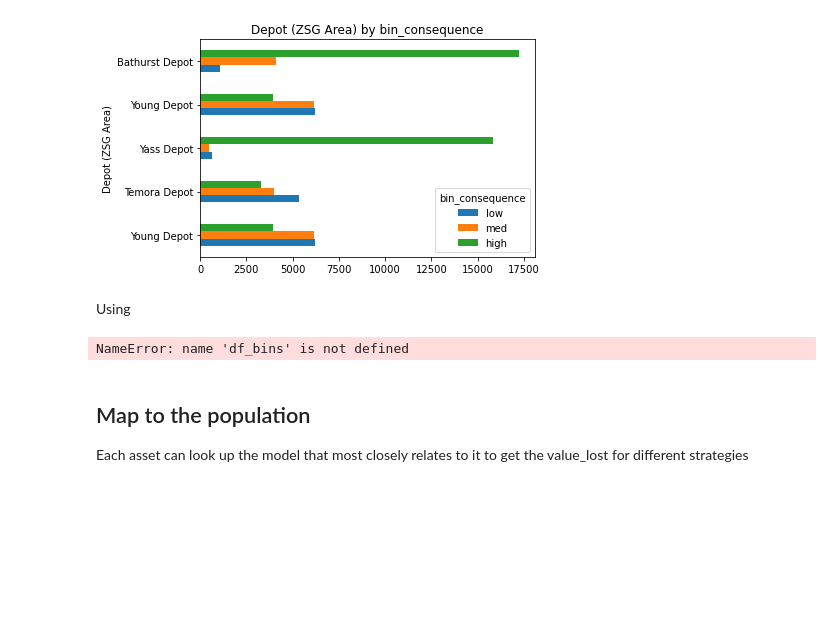
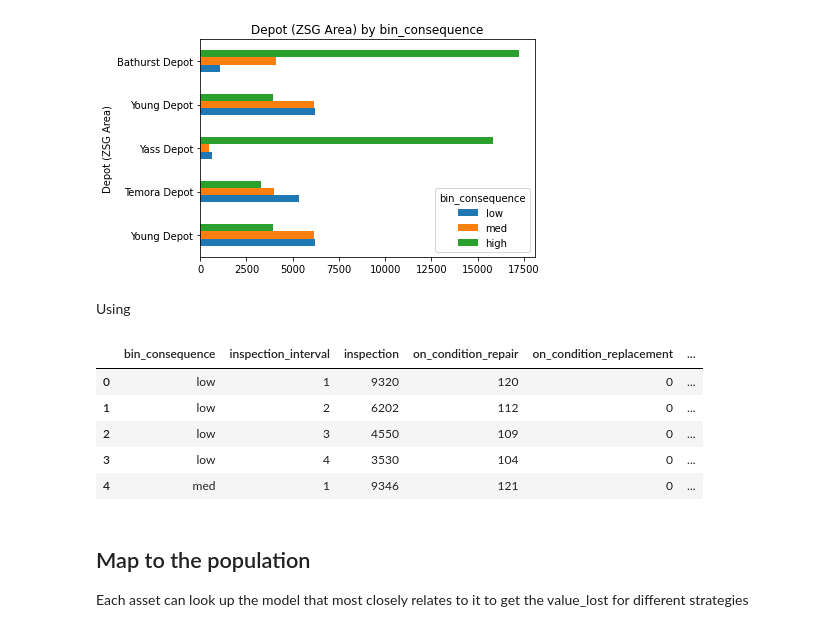
Before and after one commit to gavintreseder/pof, a Jupyter notebook: notebooks/value_lost.ipynb, the cells around one changed output. Cells and saved outputs as stored; diff of their text form; code cells hidden in the pictures; blank space fills up the shorter version.

```diff
--- a/notebooks/value_lost.ipynb
+++ b/notebooks/value_lost.ipynb
@@ -103,38 +113,49 @@ def update_inspection_interval_figure():
 clear_output(True)
 update_inspection_interval_figure().show()
 # %%
-n_iterations = 1000
-t_min = 1
-t_max = 10
-scen = dict()
+def df_all_generator(by, col, sens_var, n_iterations=1000, t_min=1, t_max=5, t_end=100):
+    """
+    This function generates df_all
+    """
+    scen = dict()
 
-by = 'bin_consequence'
-col = 'Total Consequence $'
-sens_var = 'inspection_interval'
+    category_value = df_bins.groupby(by=by)[col].mean()
 
-category_value = df_bins.groupby(by=by)[col].mean()
+    for category, value in zip(category_value.index, category_value.to_numpy().astype(int)):
+        comp = Component.demo()
 
-for category, value in zip(category_value.index, category_value.to_numpy().astype(int)):
-    comp = Component.demo()
+        # Update consequence for all the failure modes
+        for fm in comp.fm.values():
+            fm.consequence.risk_cost_total = value
 
-    # Update consequence for all the failure modes
-    for fm in comp.fm.values():
-        fm.consequence.risk_cost_total = 12000
+        scen[category] = expected_inspection_interval(t_min, t_max, n_iterations, t_end)
 
-    scen[category] = expected_inspection_interval(t_min, t_max, n_iterations)
+    df_all = pd.concat(scen).reset_index()
+    df_all = df_all.rename(columns = {'level_0':by, 'level_1':sens_var})
 
-df_all = pd.concat(scen).reset_index()
-df_all = df_all.rename(columns = {'level_0':by, 'level_1':sens_var})
+    # Check there aren't any duplictes #TODO remove when changing to sensitivity
+    df_all = df_all.loc[:,~df_all.columns.duplicated()]
+    #TODO will need to get total time from components
+    df_all['annual_value_lost'] = (df_all['total'] - df_all.groupby(by =by)['total'].transform('min'))/t_end # time considered
 
-# Check there aren't any duplictes #TODO remove when changing to sensitivity
-df_all = df_all.loc[:,~df_all.columns.duplicated()]
-#TODO will need to get total time from components
-df_all['annual_value_lost'] = (df_all['total'] - df_all.groupby(by =by)['total'].transform('min'))/100 # time considered
-
-clear_output(True)
-df_all.head()
+    # clear_output(True)
+    return df_all
-# %% [output]
-NameError: name 'df_bins' is not defined
+# %%
+by = 'bin_consequence'
+col = 'Total Consequence $'
+sens_var = 'inspection_interval'
+
+df_all = df_all_generator(by = by, col = col,
+sens_var = sens_var)
+
+df_all.head()
+# %% [output]
+|  | bin_consequence | inspection_interval | inspection | on_condition_repair | on_condition_replacement | ... |
+| 0 | low | 1 | 9320 | 120 | 0 | ... |
+| 1 | low | 2 | 6202 | 112 | 0 | ... |
+| 2 | low | 3 | 4550 | 109 | 0 | ... |
+| 3 | low | 4 | 3530 | 104 | 0 | ... |
+| 4 | med | 1 | 9346 | 121 | 0 | ... |
 # %%
 
 df_plot = df_all
```
Also changed, not shown: parts of 37 cells of this notebook, 5 other files.
